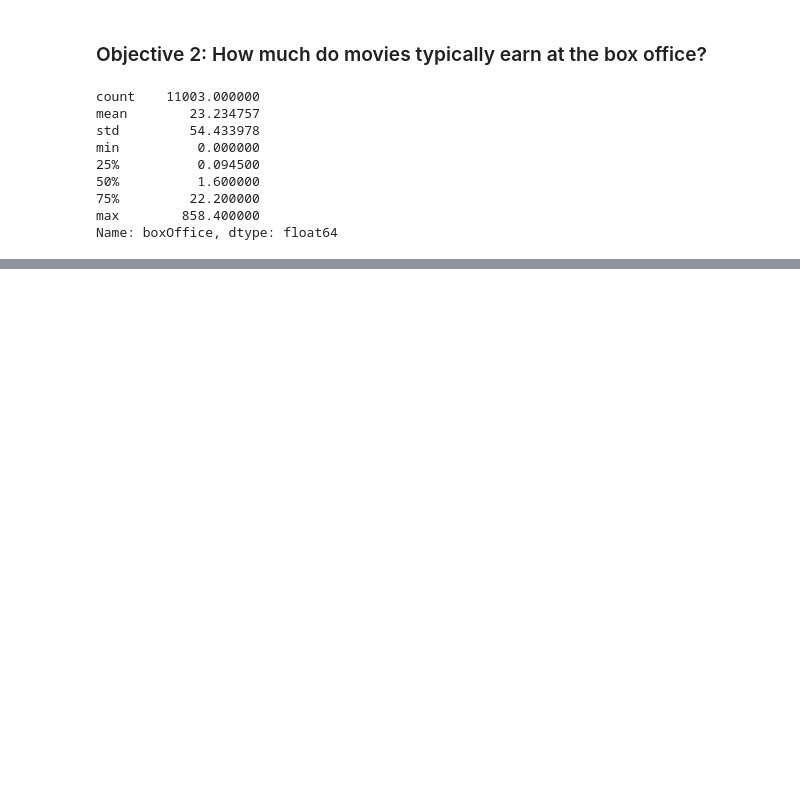
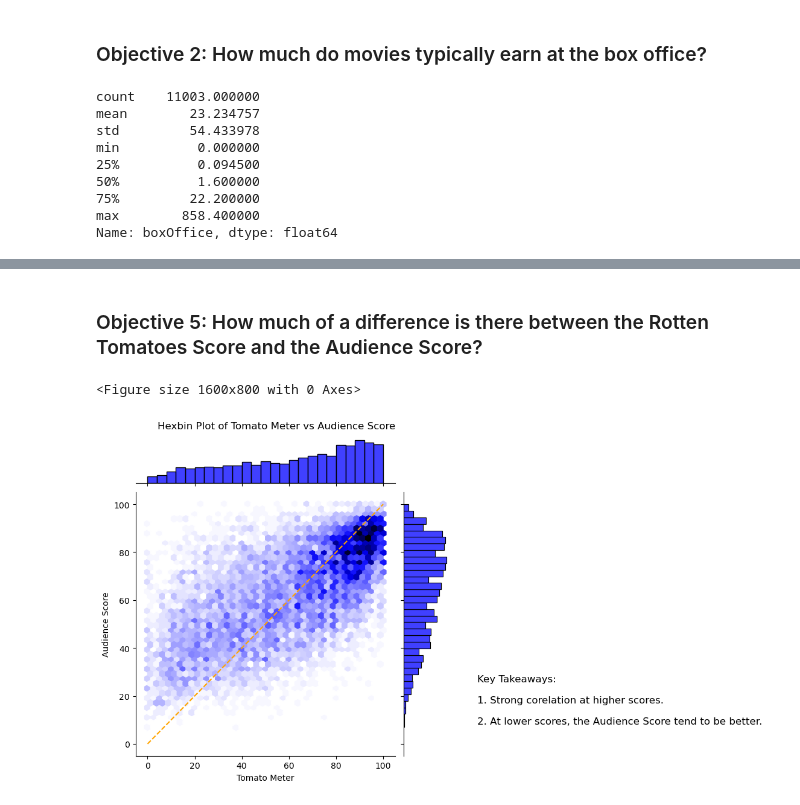
Before and after one commit to RizalSuhaimi/CodingPortfolio, a Jupyter notebook: DataAnalysis/Movies_RottenTomatoes/VisualAnalysisOfMoviesData.ipynb, the cells around one changed output, grey strips where cells are left out. Drawn from its saved outputs; the diff is of its cells as text; code cells hidden in the pictures; blank space fills up the shorter version.

```diff
--- a/DataAnalysis/Movies_RottenTomatoes/VisualAnalysisOfMoviesData.ipynb
+++ b/DataAnalysis/Movies_RottenTomatoes/VisualAnalysisOfMoviesData.ipynb
@@ -389,0 +449,27 @@ dtype: int64
+# %% [markdown]
+### Objective 5: How much of a difference is there between the Rotten Tomatoes Score and the Audience Score?
+# %%
+#Hexbinplot
+fig = plt.figure(figsize=(16, 8))
+ax = sns.jointplot(x="tomatoMeter", y="audienceScore", data=movies_data_no_null, kind="hex", color="blue", gridsize=40)
+plt.suptitle('Hexbin Plot of Tomato Meter vs Audience Score', y=1.02)
+plt.xlabel("Tomato Meter")
+plt.ylabel("Audience Score")
+
+# Add diagonal line for reference
+ax.ax_joint.plot([0, 100], [0, 100], color='orange', linestyle='--')
+
+# Supporting text to better understand the pie chart
+plt.text(140, -0.5,
+         "Key Takeaways:\n"
+         "\n"
+         "1. Strong corelation at higher scores.\n"
+         "\n"
+         "2. At lower scores, the Audience Score tend to be better.\n"
+         "\n",
+         fontsize=12)
+
+plt.show()
+# %% [output]
+<Figure size 1600x800 with 0 Axes>
+[figure, added]
```
Also changed, not shown: parts of 31 cells of this notebook.
